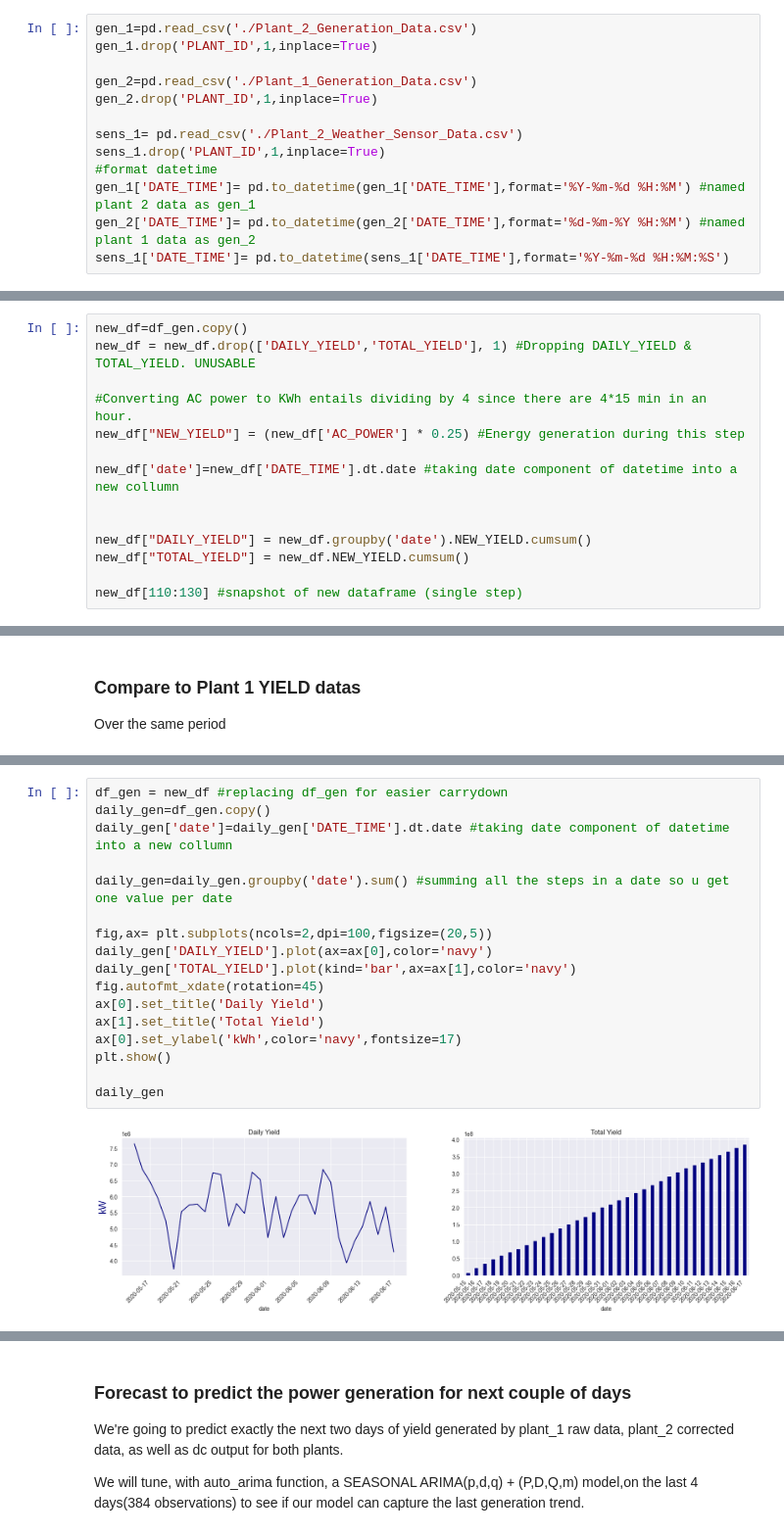
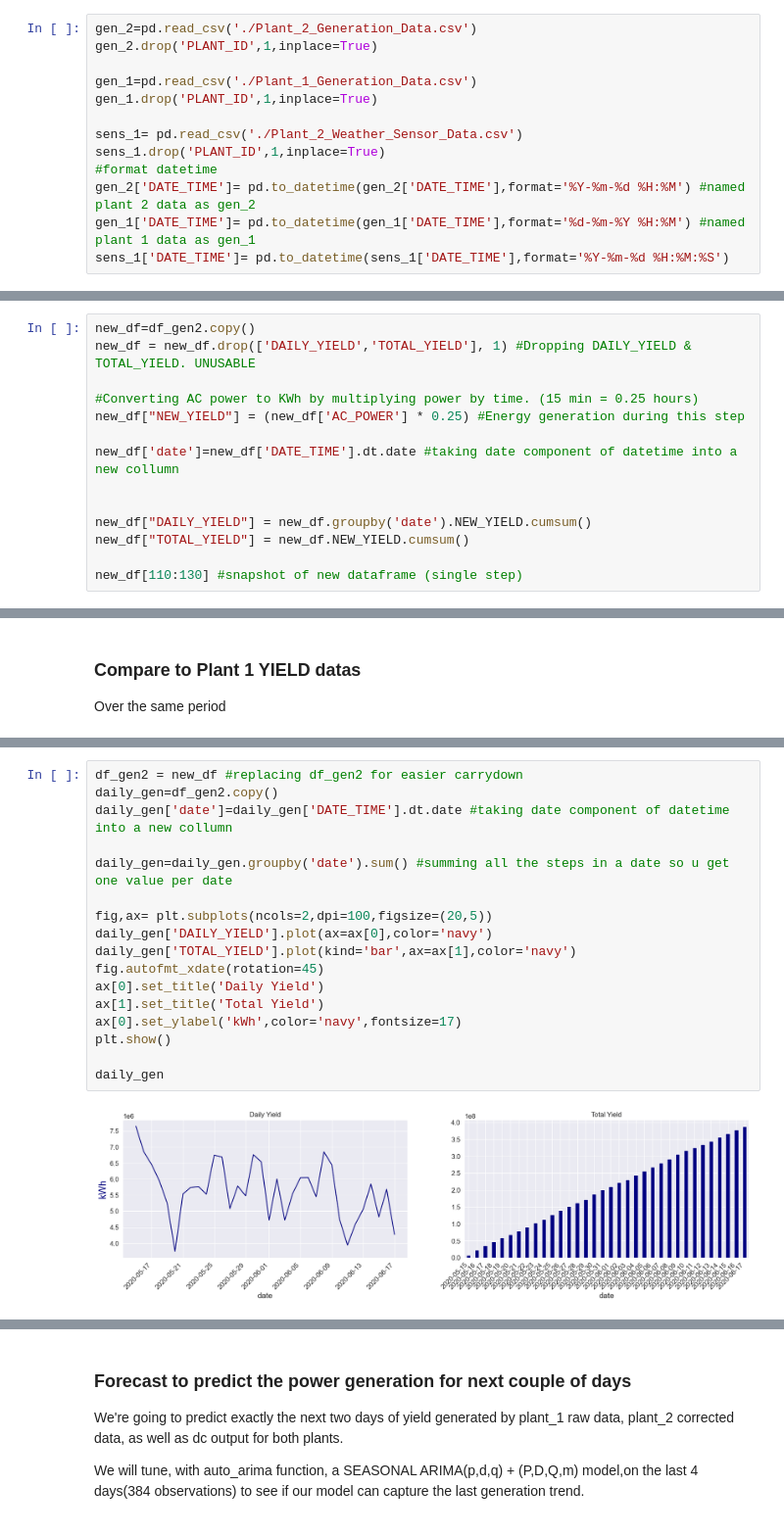
Before and after one commit to YohannesDK/DAT540_Group_11, a Jupyter notebook: DAT540_Group_11.ipynb, the cells around one changed output, grey strips where cells are left out. Shown at 98% size. Saved outputs shown, nothing was run; the diff lists cells and outputs as text.

```diff
--- a/DAT540_Group_11.ipynb
+++ b/DAT540_Group_11.ipynb
@@ -918,17 +918,17 @@ import datetime as dt
 import matplotlib.dates as mdates
 warnings.filterwarnings('ignore')
 # %%
-gen_1=pd.read_csv('./Plant_2_Generation_Data.csv')
+gen_2=pd.read_csv('./Plant_2_Generation_Data.csv')
+gen_2.drop('PLANT_ID',1,inplace=True)
+
+gen_1=pd.read_csv('./Plant_1_Generation_Data.csv')
 gen_1.drop('PLANT_ID',1,inplace=True)
-
-gen_2=pd.read_csv('./Plant_1_Generation_Data.csv')
-gen_2.drop('PLANT_ID',1,inplace=True)
 
 sens_1= pd.read_csv('./Plant_2_Weather_Sensor_Data.csv')
 sens_1.drop('PLANT_ID',1,inplace=True)
 #format datetime
-gen_1['DATE_TIME']= pd.to_datetime(gen_1['DATE_TIME'],format='%Y-%m-%d %H:%M') #named plant 2 data as gen_1
-gen_2['DATE_TIME']= pd.to_datetime(gen_2['DATE_TIME'],format='%d-%m-%Y %H:%M') #named plant 1 data as gen_2
+gen_2['DATE_TIME']= pd.to_datetime(gen_2['DATE_TIME'],format='%Y-%m-%d %H:%M') #named plant 2 data as gen_2
+gen_1['DATE_TIME']= pd.to_datetime(gen_1['DATE_TIME'],format='%d-%m-%Y %H:%M') #named plant 1 data as gen_1
 sens_1['DATE_TIME']= pd.to_datetime(sens_1['DATE_TIME'],format='%Y-%m-%d %H:%M:%S')
 # %% [markdown]
 ### Daily Yield & AC-DC power
@@ -1029,10 +1029,10 @@ plt.show()
 # %% [markdown]
 ### Creating new and correct DAILY_YIELD and TOTAL_YIELD
 # %%
-new_df=df_gen.copy()
+new_df=df_gen2.copy()
 new_df = new_df.drop(['DAILY_YIELD','TOTAL_YIELD'], 1) #Dropping DAILY_YIELD & TOTAL_YIELD. UNUSABLE
 
-#Converting AC power to KWh entails dividing by 4 since there are 4*15 min in an hour.
+#Converting AC power to KWh by multiplying power by time. (15 min = 0.25 hours)
 new_df["NEW_YIELD"] = (new_df['AC_POWER'] * 0.25) #Energy generation during this step
 
 new_df['date']=new_df['DATE_TIME'].dt.date #taking date component of datetime into a new collumn
@@ -1099,22 +1099,22 @@ Replacing df_gen for easier carrydown
 # %%
-df_gen = new_df #replacing df_gen for easier carrydown
-daily_gen=df_gen.copy()
+df_gen2 = new_df #replacing df_gen2 for easier carrydown
+daily_gen=df_gen2.copy()
 daily_gen['date']=daily_gen['DATE_TIME'].dt.date #taking date component of datetime into a new collumn
 
 daily_gen=daily_gen.groupby('date').sum() #summing all the steps in a date so u get one value per date
 
 fig,ax= plt.subplots(ncols=2,dpi=100,figsize=(20,5))
 daily_gen['DAILY_YIELD'].plot(ax=ax[0],color='navy')
 daily_gen['TOTAL_YIELD'].plot(kind='bar',ax=ax[1],color='navy')
 fig.autofmt_xdate(rotation=45)
 ax[0].set_title('Daily Yield')
 ax[1].set_title('Total Yield')
 ax[0].set_ylabel('kWh',color='navy',fontsize=17)
 plt.show()
 
 daily_gen
 # %% [output]
-[figure, old version]
+[figure, new version]
 |  | DC_POWER | AC_POWER | NEW_YIELD | DAILY_YIELD | TOTAL_YIELD |
 | date |  |  |  |  |  |
 | 2020-05-15 | 666607.630952 | 651437.736667 | 162859.434167 | 7.645248e+06 | 7.645248e+06 |
```
Also changed, not shown: parts of 47 cells of this notebook.
